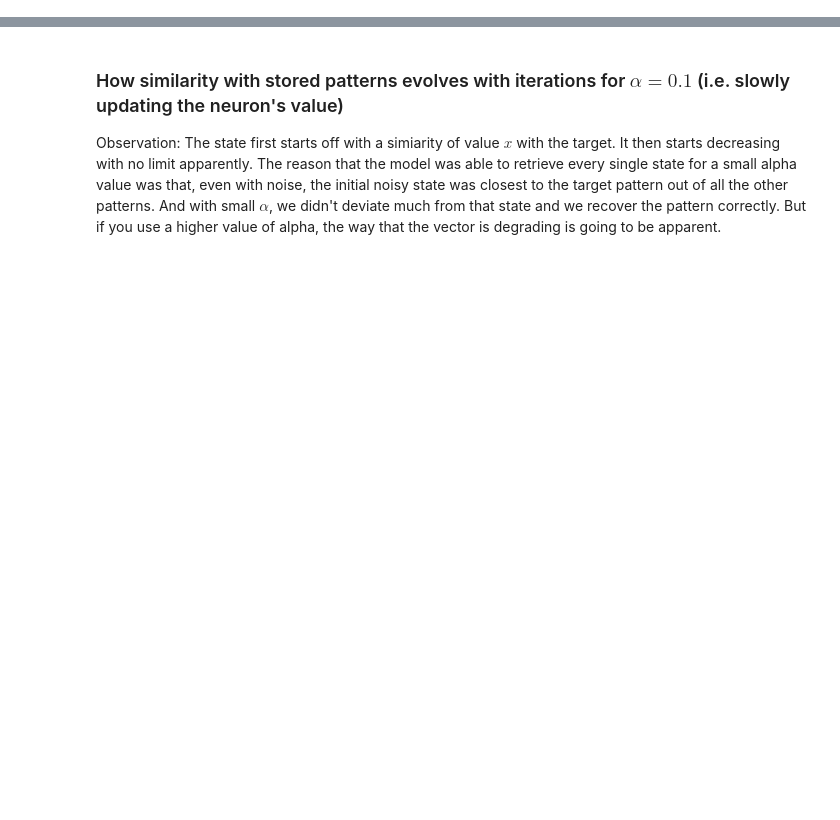
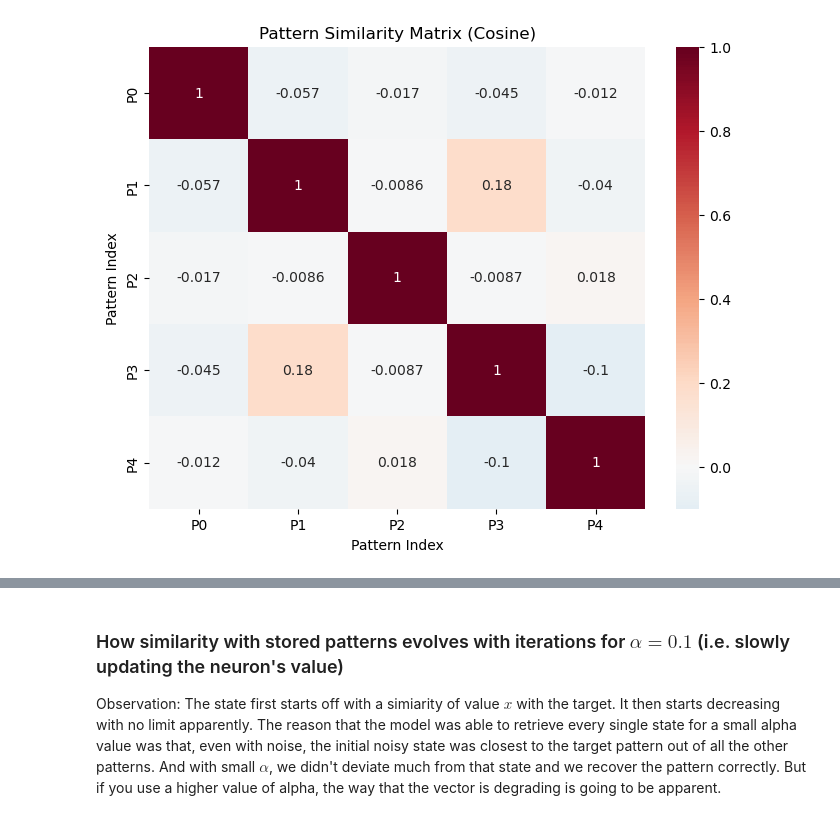
Before and after one commit to AhmedAlSunbati712/memgrid, a Jupyter notebook: DenseAM.ipynb, the cells around one changed output, grey strips where cells are left out. Drawn from its saved outputs; the diff is of its cells as text; code cells hidden in the pictures; blank space fills up the shorter version.

```diff
--- a/DenseAM.ipynb
+++ b/DenseAM.ipynb
@@ -3,0 +19,84 @@ def cosine(a,b):
+# %%
+import numpy as np
+import matplotlib.pyplot as plt
+from DAM import DenseAssociativeMemory
+import seaborn as sns
+
+def plot_pattern_correlations(patterns):
+    """
+    Computes and plots the cosine similarity between all pairs of stored patterns.
+    """
+    K = patterns.shape[0]
+    similarity_matrix = np.zeros((K, K))
+
+    for i in range(K):
+        for j in range(K):
+            similarity_matrix[i, j] = cosine(patterns[i], patterns[j])
+
+    plt.figure(figsize=(8, 6))
+    sns.heatmap(similarity_matrix, annot=True, cmap='RdBu_r', center=0,
+                xticklabels=[f"P{i}" for i in range(K)],
+                yticklabels=[f"P{i}" for i in range(K)])
+    plt.title("Pattern Similarity Matrix (Cosine)")
+    plt.xlabel("Pattern Index")
+    plt.ylabel("Pattern Index")
+    plt.show()
+
+
+def test_dam_retrieval():
+    N = 100
+    K = 5
+    n = 4
+    beta = 0.01
+    alpha = 0.5
+    noise_lvl = 0
+
+    # Generate Random Patterns in (-1, 1)
+    # We use sign then scale slightly to keep them near the boundaries but continuous
+    patterns = np.random.uniform(-1, 1, (K, N))
+    # plot the correlations between the patterns
+    plot_pattern_correlations(patterns)
+    # initialize Model
+    dam = DenseAssociativeMemory(patterns, n=n, beta=beta, alpha=alpha, lmbda=3)
+
+    # create a noisy query
+    target_idx = 0
+    target_pattern = patterns[target_idx]
+    noisy_query = target_pattern + np.random.normal(0, noise_lvl, N)
+    noisy_query = np.clip(noisy_query, -1, 1) # keep within bounds
+
+    # we run N * 20 steps to ensure every neuron is updated many times
+    retrieved_state, best_match, energy_trace, sim_trace = dam.retrieve_differential(
+        noisy_query, steps=N * 20
+    )
+
+    # evaluation
+    initial_sim = cosine(target_pattern, noisy_query)
+    final_sim = cosine(target_pattern, retrieved_state)
+
+    print(f"--- Retrieval Test (Pattern {target_idx}) ---")
+    print(f"Initial Cosine Similarity: {initial_sim:.4f}")
+    print(f"Final Cosine Similarity:   {final_sim:.4f}")
+
+    fig, ax = plt.subplots(1, 2, figsize=(12, 4))
+
+    ax[0].plot(energy_trace)
+    ax[0].set_title("Energy Minimization")
+    ax[0].set_xlabel("Iterations (x10)")
+    ax[0].set_ylabel("Energy")
+
+    # Plot similarity to all patterns over time
+    sim_trace_array = np.array(sim_trace)
+    for k in range(K):
+        label = f"Pattern {k}" + (" (Target)" if k == target_idx else "")
+        ax[1].plot(sim_trace_array[:, k], label=label, alpha=0.7 if k == target_idx else 0.3)
+
+    ax[1].set_title("Similarity to Stored Patterns")
+    ax[1].set_xlabel("Iterations (x10)")
+    ax[1].legend()
+    plt.show()
+
+# Run the test
+test_dam_retrieval()
+# %% [output]
+[figure, added]
```
Also changed, not shown: parts of 16 cells of this notebook, 2 other files.
